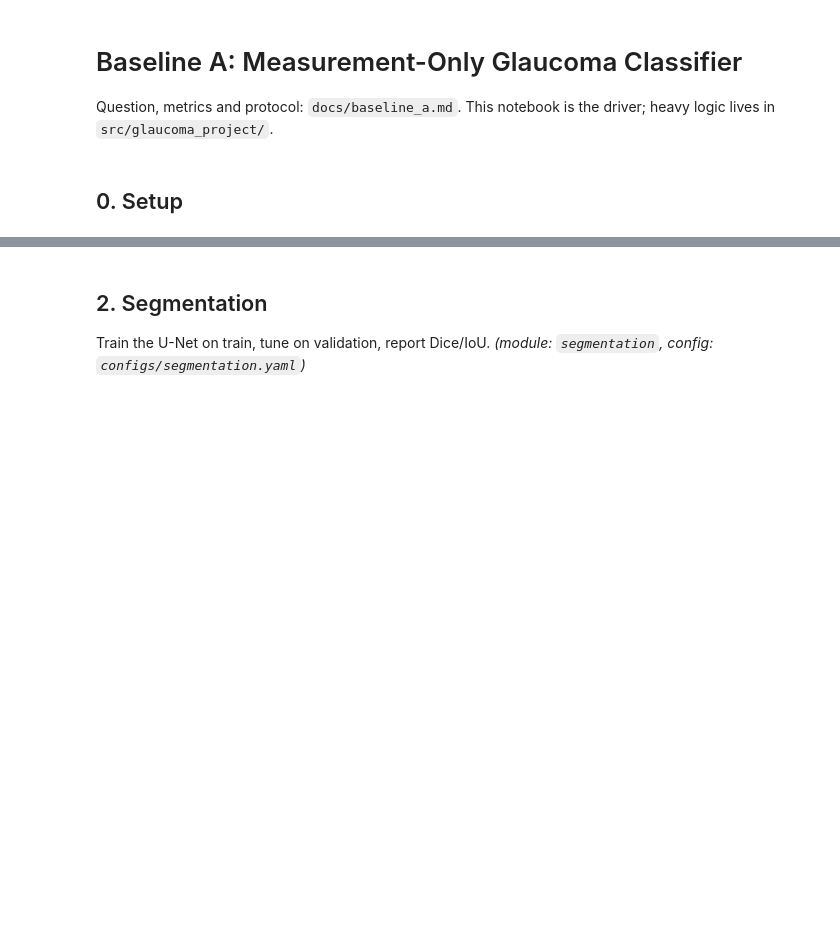
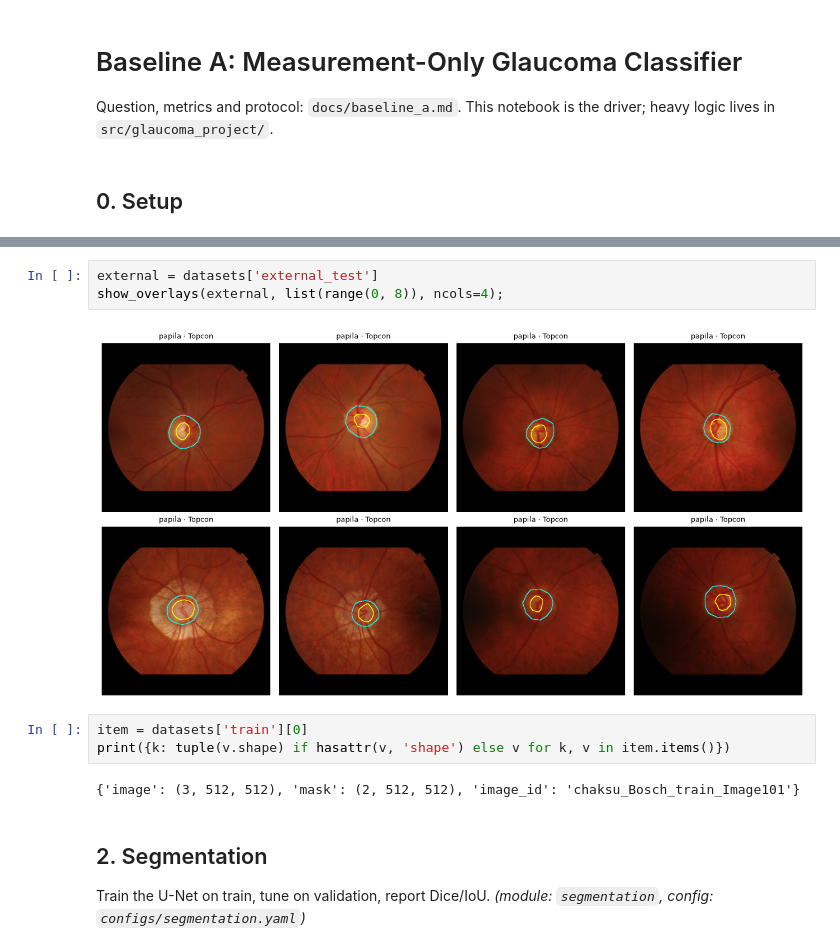
Before and after one commit to aman2712/glaucoma-prediction, a Jupyter notebook: notebooks/03_baseline_a.ipynb, the cells around one changed output, grey strips where cells are left out. Drawn from its saved outputs; the diff is of its cells as text; blank space fills up the shorter version.

```diff
--- a/notebooks/03_baseline_a.ipynb
+++ b/notebooks/03_baseline_a.ipynb
@@ -22,3 +26,13 @@ Overlay expert disc/cup masks on a sample of images. *(module: `data`)*
+# %%
+external = datasets['external_test']
+show_overlays(external, list(range(0, 8)), ncols=4);
+# %% [output]
+[figure, added]
+# %%
+item = datasets['train'][0]
+print({k: tuple(v.shape) if hasattr(v, 'shape') else v for k, v in item.items()})
+# %% [output]
+{'image': (3, 512, 512), 'mask': (2, 512, 512), 'image_id': 'chaksu_Bosch_train_Image101'}
 # %% [markdown]
 ## 2. Segmentation
 Train the U-Net on train, tune on validation, report Dice/IoU. *(module: `segmentation`, config: `configs/segmentation.yaml`)*
```
Also changed, not shown: parts of 5 cells of this notebook, 8 other files.
